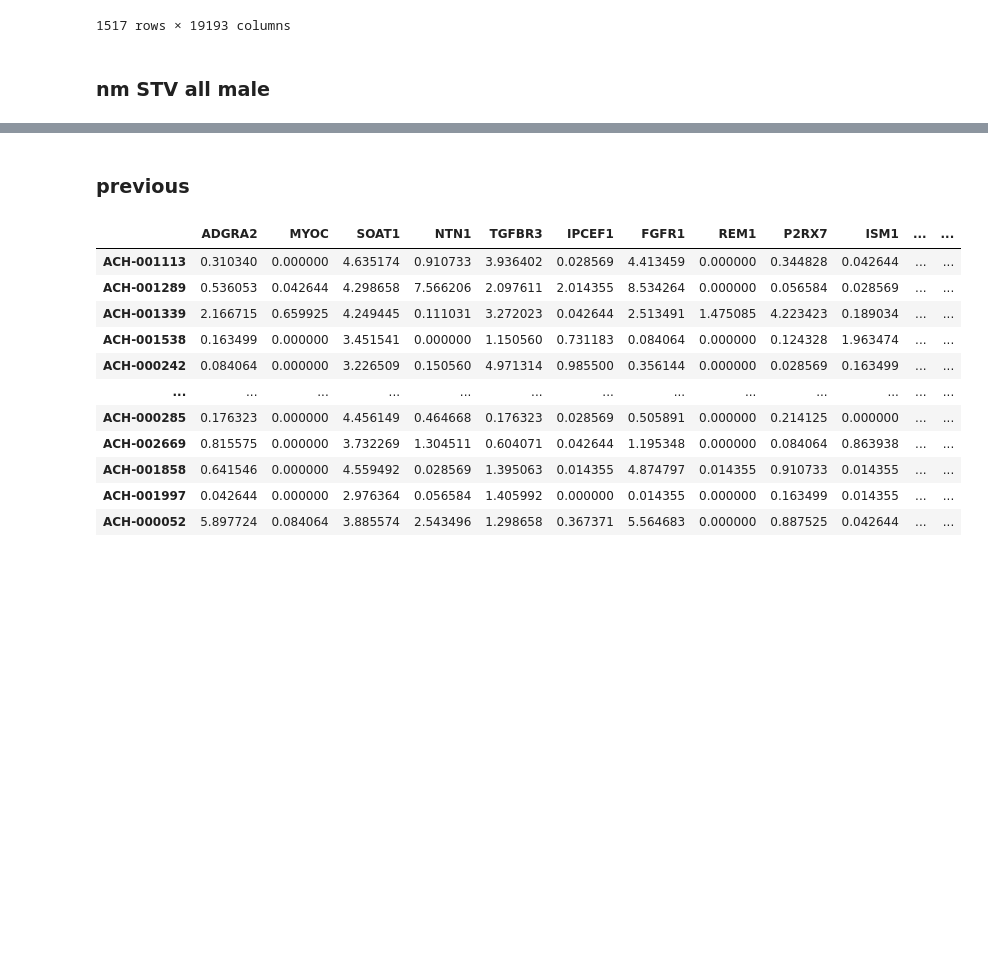
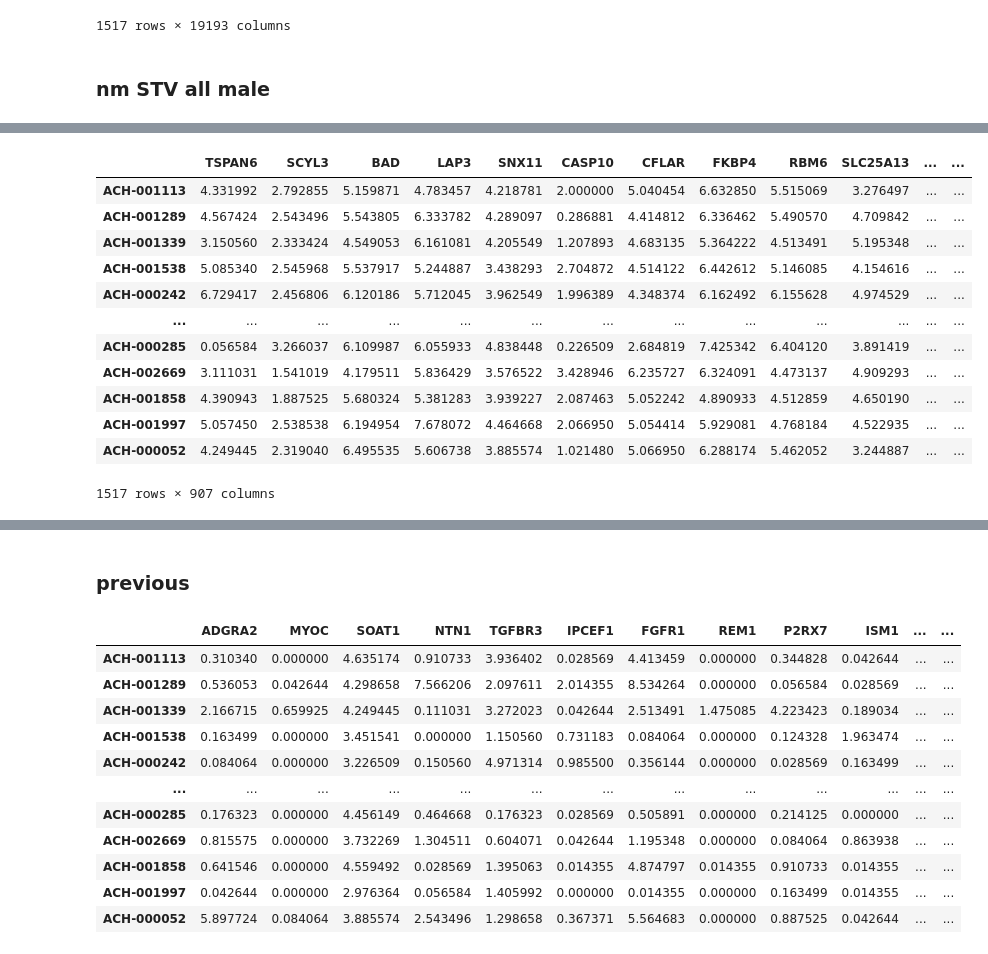
Before and after one commit to jingsday/blca_publication, a Jupyter notebook: blca_publication_Scripts/blca_Scripts_fgfr/blca_Scripts_depmap.ipynb, the cells around one changed output, grey strips where cells are left out. Cells and saved outputs as stored; diff of their text form; code cells hidden in the pictures; blank space fills up the shorter version.

```diff
--- a/blca_publication_Scripts/blca_Scripts_fgfr/blca_Scripts_depmap.ipynb
+++ b/blca_publication_Scripts/blca_Scripts_fgfr/blca_Scripts_depmap.ipynb
@@ -126,3 +126,6 @@ cell_line_ids=['ACH-000142','ACH-000593','ACH-000396','ACH-000242','ACH-000384',
 DPD_cell_lines= blca.loc[cell_line_ids]
 # %% [markdown]
 ### nm STV all male
+# %%
+vector = pd.read_pickle(os.path.join('/home/jing/Phd_project/project_UCD_blca/blca_publication_OUTPUT/blca_publication_OUTPUT_svm',"stv_lincs_scR_inv_blca_N_M.pkl"))
+vector
@@ -129,3 +147,3 @@ DPD_cell_lines= blca.loc[cell_line_ids]
 # %%
-vector = blca_lm['n']
 vector= vector.loc[blca.columns.intersection(vector.index.values)]
+vector
@@ -131,0 +164,18 @@ vector= vector.loc[blca.columns.intersection(vector.index.values)]
+# %%
+#dot product
+blca_lm=blca[blca.columns.intersection(vector.index)]
+display(blca_lm)
+# %% [output]
+|  | TSPAN6 | SCYL3 | BAD | LAP3 | SNX11 | CASP10 | CFLAR | FKBP4 | RBM6 | SLC25A13 | ... | ... |
+| ACH-001113 | 4.331992 | 2.792855 | 5.159871 | 4.783457 | 4.218781 | 2.000000 | 5.040454 | 6.632850 | 5.515069 | 3.276497 | ... | ... |
+| ACH-001289 | 4.567424 | 2.543496 | 5.543805 | 6.333782 | 4.289097 | 0.286881 | 4.414812 | 6.336462 | 5.490570 | 4.709842 | ... | ... |
+| ACH-001339 | 3.150560 | 2.333424 | 4.549053 | 6.161081 | 4.205549 | 1.207893 | 4.683135 | 5.364222 | 4.513491 | 5.195348 | ... | ... |
+| ACH-001538 | 5.085340 | 2.545968 | 5.537917 | 5.244887 | 3.438293 | 2.704872 | 4.514122 | 6.442612 | 5.146085 | 4.154616 | ... | ... |
+| ACH-000242 | 6.729417 | 2.456806 | 6.120186 | 5.712045 | 3.962549 | 1.996389 | 4.348374 | 6.162492 | 6.155628 | 4.974529 | ... | ... |
+| ... | ... | ... | ... | ... | ... | ... | ... | ... | ... | ... | ... | ... |
+| ACH-000285 | 0.056584 | 3.266037 | 6.109987 | 6.055933 | 4.838448 | 0.226509 | 2.684819 | 7.425342 | 6.404120 | 3.891419 | ... | ... |
+| ACH-002669 | 3.111031 | 1.541019 | 4.179511 | 5.836429 | 3.576522 | 3.428946 | 6.235727 | 6.324091 | 4.473137 | 4.909293 | ... | ... |
+| ACH-001858 | 4.390943 | 1.887525 | 5.680324 | 5.381283 | 3.939227 | 2.087463 | 5.052242 | 4.890933 | 4.512859 | 4.650190 | ... | ... |
+| ACH-001997 | 5.057450 | 2.538538 | 6.194954 | 7.678072 | 4.464668 | 2.066950 | 5.054414 | 5.929081 | 4.768184 | 4.522935 | ... | ... |
+| ACH-000052 | 4.249445 | 2.319040 | 6.495535 | 5.606738 | 3.885574 | 1.021480 | 5.066950 | 6.288174 | 5.462052 | 3.244887 | ... | ... |
+1517 rows × 907 columns
```
Also changed, not shown: parts of 8 cells of this notebook.
